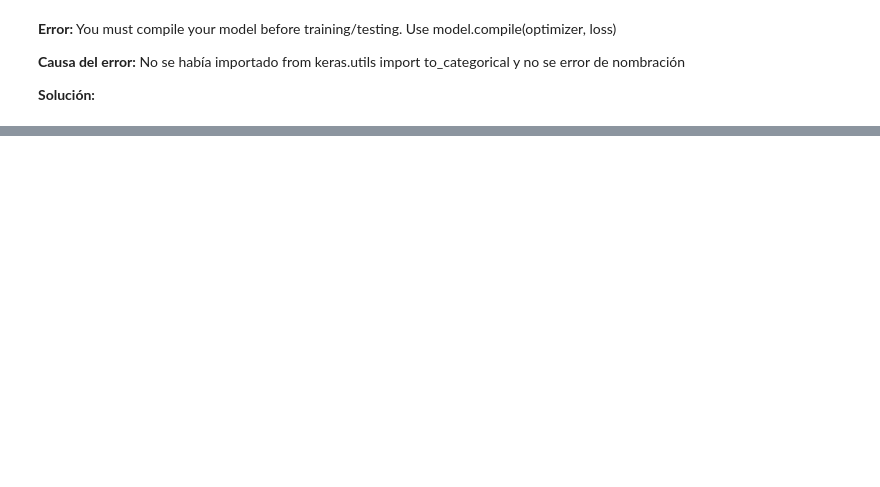
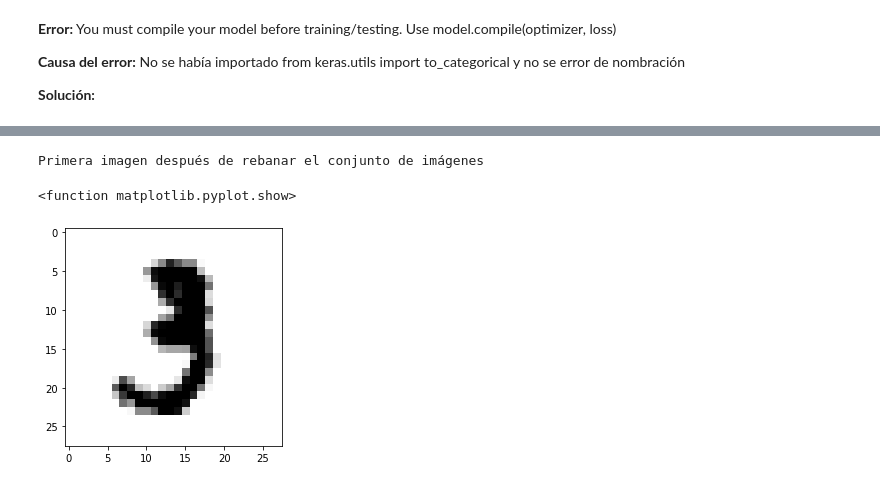
Before and after one commit to AbelS4l4S/Learning_DeepLearning, a Jupyter notebook: Deep_learning_with_Python_Chollet.ipynb, the cells around one changed output, grey strips where cells are left out. Saved outputs shown, nothing was run; the diff lists cells and outputs as text; code cells hidden in the pictures; blank space fills up the shorter version.

Commit message:
Se trabajó con tensores, así cómo se manipuló el dataset y se exploró el concepto de batch

```diff
--- a/Deep_learning_with_Python_Chollet.ipynb
+++ b/Deep_learning_with_Python_Chollet.ipynb
@@ -76,0 +186,12 @@ print('test_acc:',test_acc)
+# %%
+#Manipulando tensores con Numpy
+print('Imágenes de entrenamiento antes de partilas en rebanadas')
+print(tr_img.shape)
+print('Se tienen',tr_img.shape[0],'imágenes, de',
+      tr_img.shape[1],'por',tr_img.shape[2],'pixeles')
+
+print('\nImágenes de entrenamiento depúes de partilas en rebanadas')
+rebanada=tr_img[10:100]
+print(rebanada.shape)
+print('Se tienen',rebanada.shape[0],'imágenes, de',
+      rebanada.shape[1],'por',rebanada.shape[2],'pixeles')
@@ -76,0 +215,9 @@ print('test_acc:',test_acc)
+# %%
+digito=rebanada[0]
+plt.imshow(digito,cmap=plt.cm.binary)
+print('Primera imagen después de rebanar el conjunto de imágenes')
+plt.show
+# %% [output]
+Primera imagen después de rebanar el conjunto de imágenes
+<function matplotlib.pyplot.show>
+[figure, added]
```
Also changed, not shown: parts of 18 cells of this notebook.
